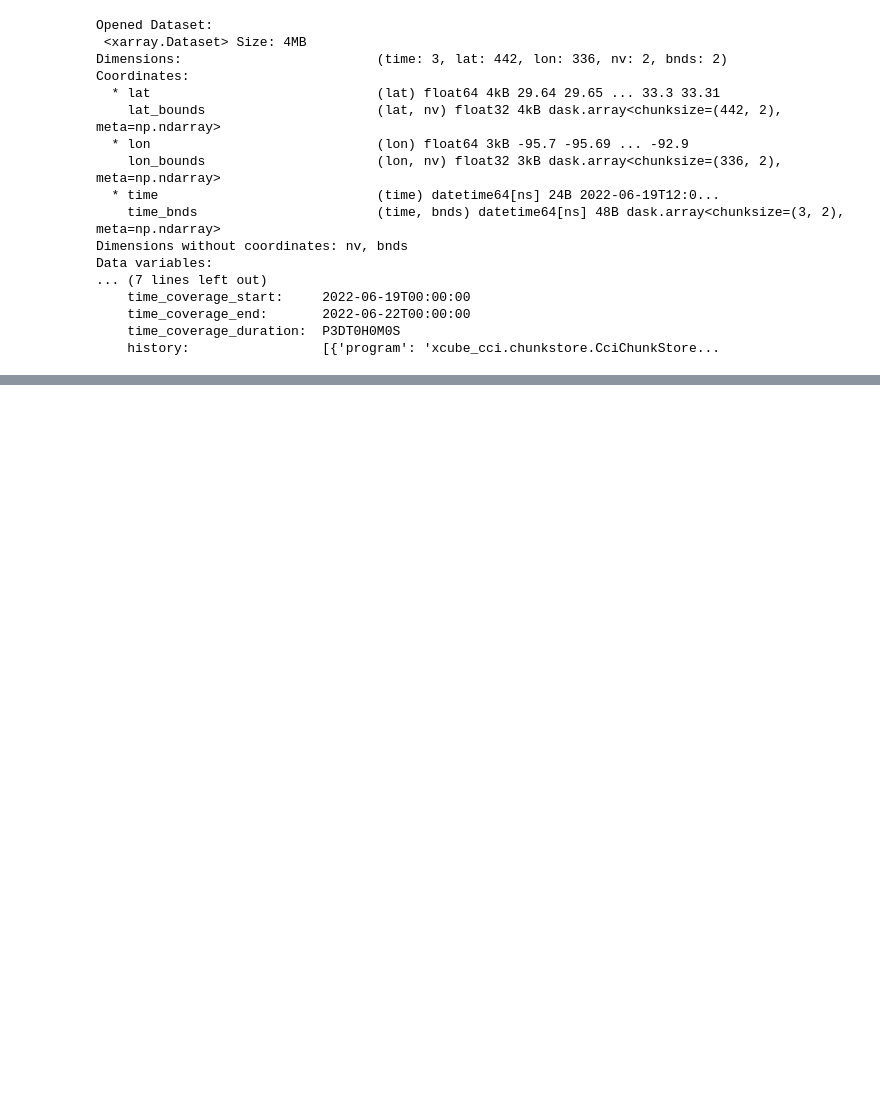
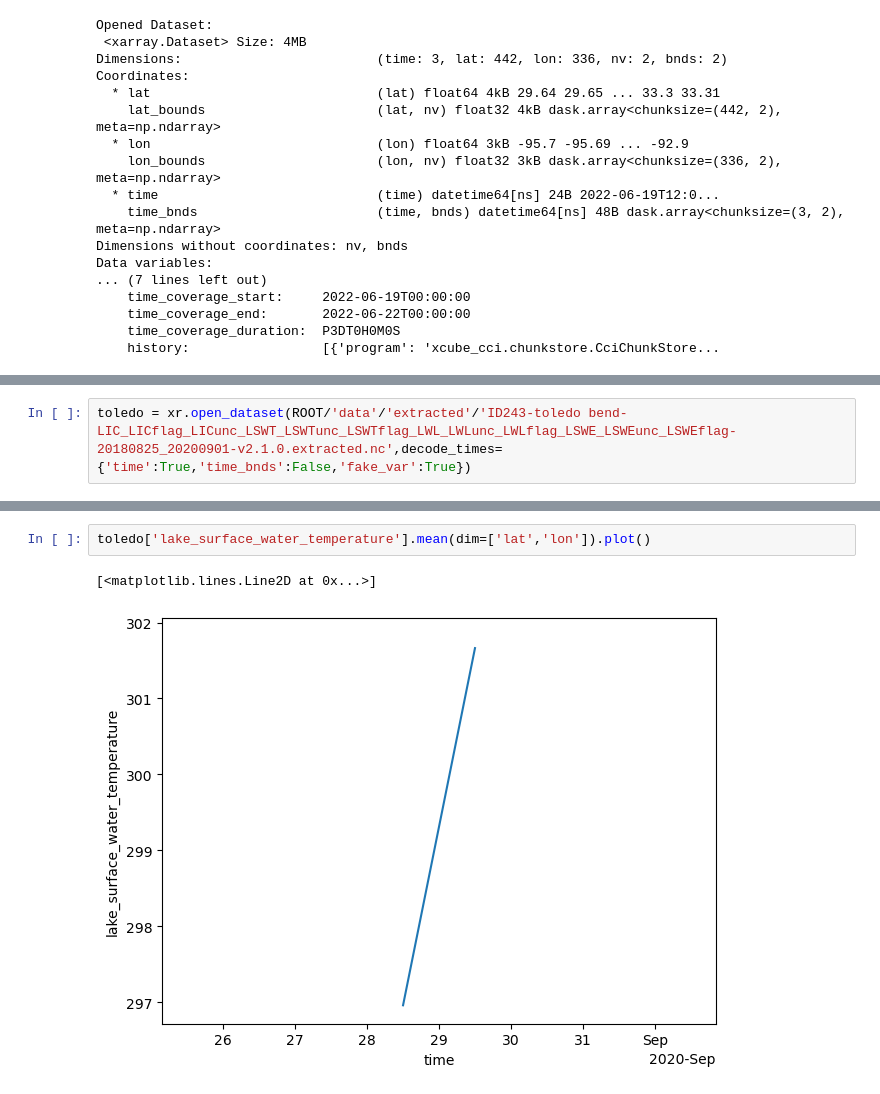
Before and after one commit to a-scheliga/resetlakes, a Jupyter notebook: scratchwork_exporatory/interactive_data_extraction.ipynb, the cells around one changed output, grey strips where cells are left out. Saved outputs shown, nothing was run; the diff lists cells and outputs as text; blank space fills up the shorter version.

```diff
--- a/scratchwork_exporatory/interactive_data_extraction.ipynb
+++ b/scratchwork_exporatory/interactive_data_extraction.ipynb
@@ -124,0 +145,2 @@ Data variables:
+# %%
+toledo = xr.open_dataset(ROOT/'data'/'extracted'/'ID243-toledo bend-LIC_LICflag_LICunc_LSWT_LSWTunc_LSWTflag_LWL_LWLunc_LWLflag_LSWE_LSWEunc_LSWEflag-20180825_20200901-v2.1.0.extracted.nc',decode_times={'time':True,'time_bnds':False,'fake_var':True})
@@ -124,0 +347,5 @@ Data variables:
+# %%
+toledo['lake_surface_water_temperature'].mean(dim=['lat','lon']).plot()
+# %% [output]
+[<matplotlib.lines.Line2D at 0x...>]
+[figure, added]
```
Also changed, not shown: parts of 13 cells of this notebook.
